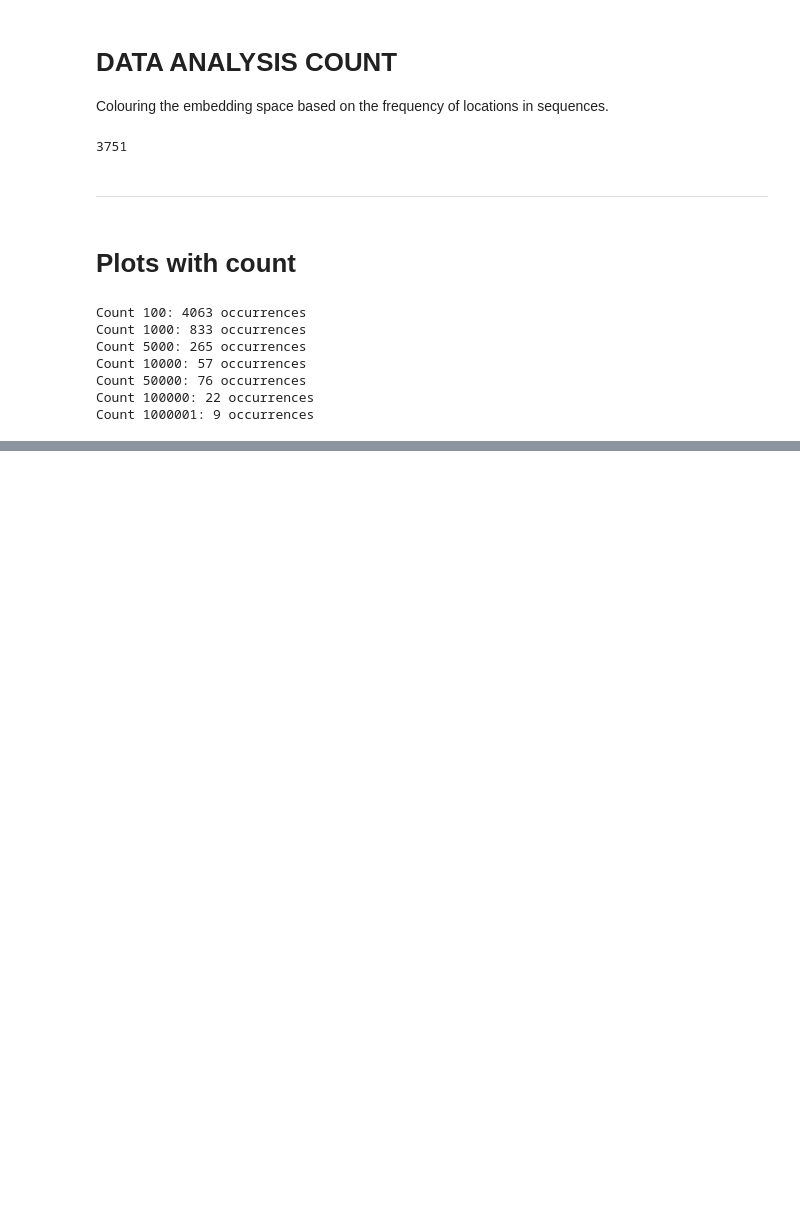
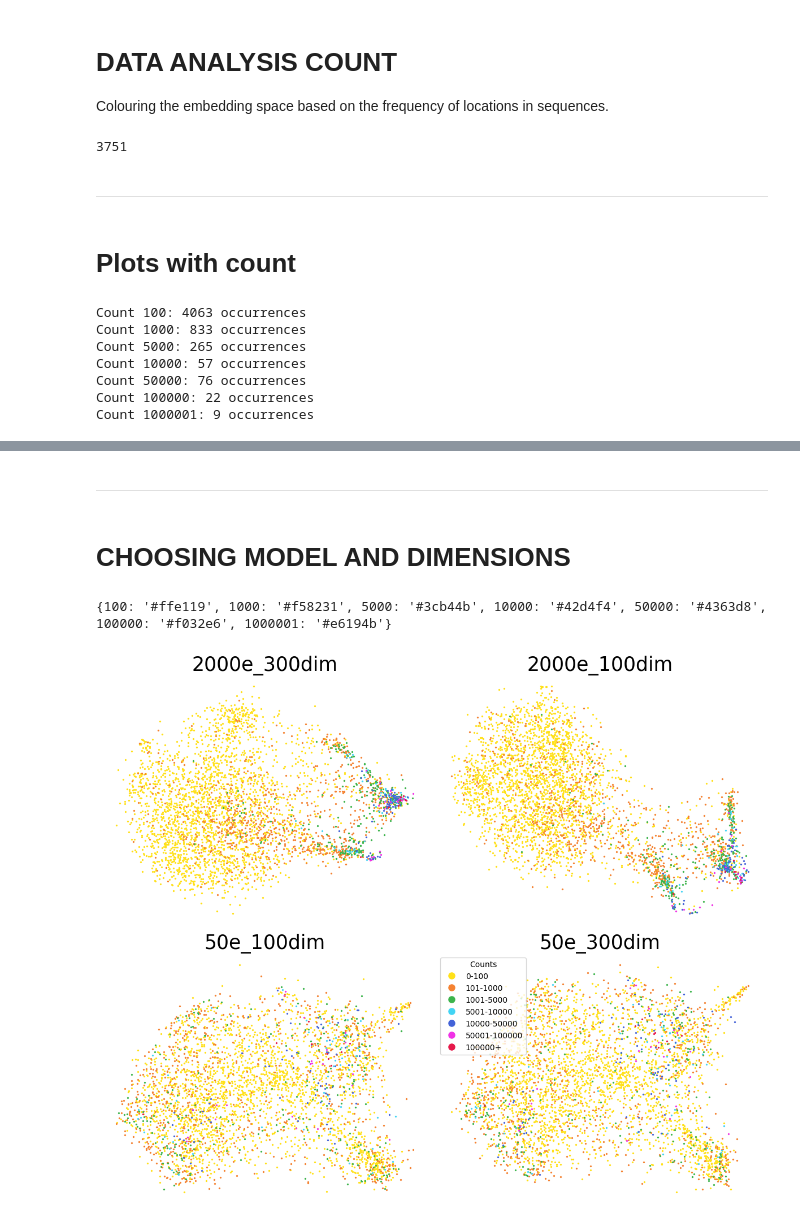
Before and after one commit to monicahardt/BachelorProject, a Jupyter notebook: Notebooks/data_analysis_count.ipynb, the cells around one changed output, grey strips where cells are left out. Drawn from its saved outputs; the diff is of its cells as text; code cells hidden in the pictures; blank space fills up the shorter version.

```diff
--- a/Notebooks/data_analysis_count.ipynb
+++ b/Notebooks/data_analysis_count.ipynb
@@ -189,0 +193,4 @@ plt.show()
+# %% [markdown]
+______________________________________________________________________________________________________________________________________
+# %% [markdown]
+# CHOOSING MODEL AND DIMENSIONS
@@ -189,0 +202,70 @@ plt.show()
+# %%
+X = model_2000_300.wv.vectors
+embedding_2000_300 = pacmap.PaCMAP(n_components=2, n_neighbors=20, MN_ratio=0.5, FP_ratio=2.0)
+proj_2000_300 = embedding_2000_300.fit_transform(X, init="pca")
+
+X1 = model_50_100.wv.vectors
+embedding_50_100 = pacmap.PaCMAP(n_components=2, n_neighbors=20, MN_ratio=0.5, FP_ratio=2.0)
+proj_50_100 = embedding_50_100.fit_transform(X1, init="pca")
+
+X2 = model_50_300.wv.vectors
+embedding_50_300 = pacmap.PaCMAP(n_components=2, n_neighbors=20, MN_ratio=0.5, FP_ratio=2.0)
+proj_50_300 = embedding_50_300.fit_transform(X2, init="pca")
+
+X3 = model_2000_100.wv.vectors
+embedding_2000_100 = pacmap.PaCMAP(n_components=2, n_neighbors=20, MN_ratio=0.5, FP_ratio=2.0)
+proj_2000_100 = embedding_2000_100.fit_transform(X3, init="pca")
+# %%
+# Define color palette for zip codes
+count_colors = {}  # Dictionary to map zip codes to colors
+unique_count_codes = sorted(counts_to_labels.keys())
+num_colors = len(unique_count_codes) #change this
+#color_palette = plt.cm.get_cmap('tab20', num_colors)  # Choose a colormap
+color_palette = ['#ffe119', '#f58231', '#3cb44b', '#42d4f4', '#4363d8', '#f032e6', '#e6194b']
+#print("number of unique zips: ", num_colors)
+
+for idx, count_code in enumerate(unique_count_codes):
+    count_colors[count_code] = color_palette[idx]
+
+print(count_colors)
+# Create the plots
+fig, ax = plt.subplots(2, 2, figsize=(12, 10))
+xs = [proj_2000_300, proj_2000_100, proj_50_100, proj_50_300 ]  # Use xs to select different dimensionality reduction results
+ts = ["2000e_300dim", "2000e_100dim", "50e_100dim", "50e_300dim"]
+s = 0
+
+for row in ax:
+    for col in row:
+        col.set_title(ts[s], fontsize=25)
+
+        for current_count_code in unique_count_codes:
+            relevant_addresses = []
+            for address, count_code in address_cluster_count.items():
+                if address in journey_ids:
+                    if current_count_code == count_code:
+                        relevant_addresses.append(address)
+
+            relevant_journeys_zip = [journey_id for journey_id in relevant_addresses]
+            col.scatter(
+                [xs[s][journey_idx[journey_id]][0] for journey_id in relevant_journeys_zip],
+                [xs[s][journey_idx[journey_id]][1] for journey_id in relevant_journeys_zip],
+                lw=0.1, s=5, label=current_count_code, c=count_colors[current_count_code]
+            )
+        #  # Add labels to stations makes it impossible to read
+        #     for journey_id in relevant_journeys_zip:
+        #         x_coord = xs[s][journey_idx[journey_id]][0]
+        #         y_coord = xs[s][journey_idx[journey_id]][1]
+        #         col.text(x_coord, y_coord, journey_id, fontsize=8)  # Adjust fontsize as needed
+
+        s += 1
+        col.axis('off')
+
+# Custom legend
+handles = [plt.Line2D([0], [0], marker='o', color='w', markersize=10, markerfacecolor=count_colors[count_code], label=counts_to_labels[count_code]) for count_code in unique_count_codes]
+plt.legend(handles=handles, title='Counts')
+
+fig.tight_layout()
+plt.show()
+# %% [output]
+{100: '#ffe119', 1000: '#f58231', 5000: '#3cb44b', 10000: '#42d4f4', 50000: '#4363d8', 100000: '#f032e6', 1000001: '#e6194b'}
+[figure, added]
```
Also changed, not shown: parts of 3 cells of this notebook, 4 other files.
